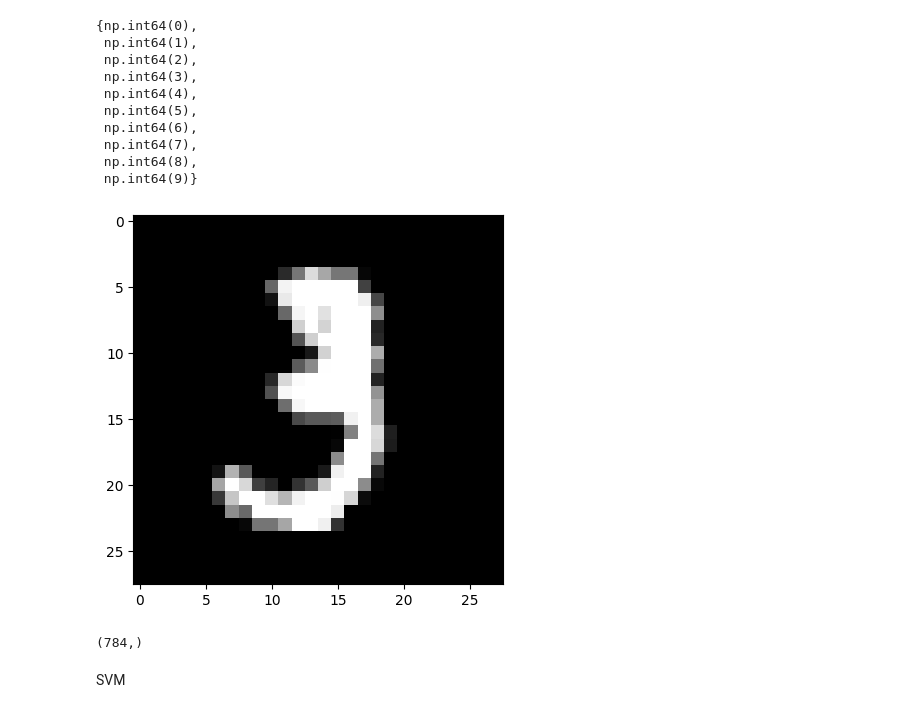
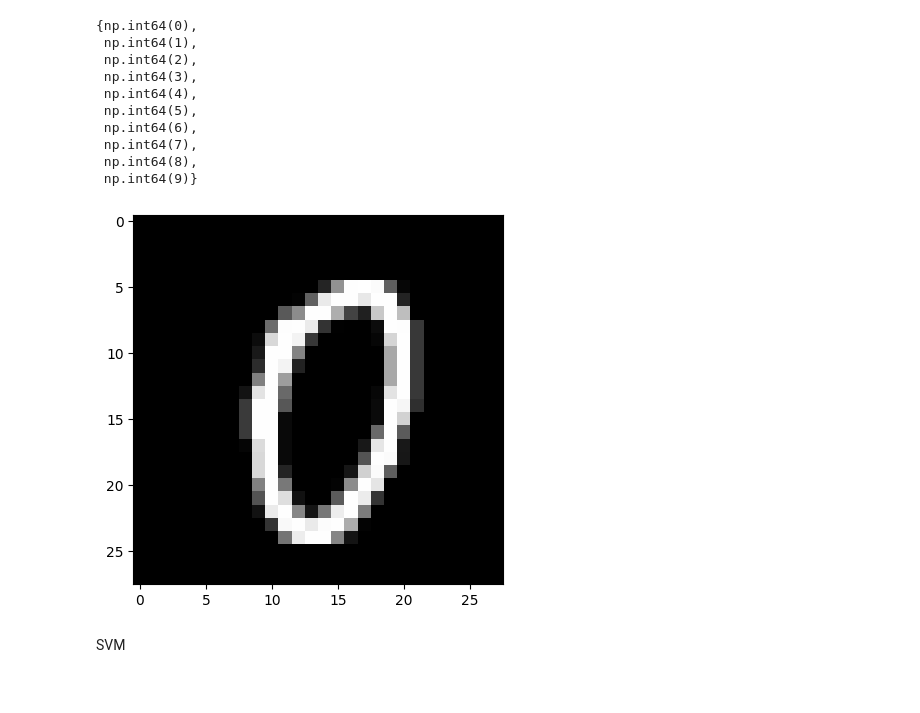
Before and after one commit to SinaShakoori/Handwritten-Digit-Classification-MNIST-, a Jupyter notebook: main.ipynb, the cells around one changed output. Saved outputs shown, nothing was run; the diff lists cells and outputs as text; code cells hidden in the pictures.

```diff
--- a/main.ipynb
+++ b/main.ipynb
@@ -51,14 +51,11 @@ set(Y)
  np.int64(8),
  np.int64(9)}
 # %%
-n=10
+import matplotlib.pyplot as plt
 
-import matplotlib.pyplot as plt
+n=1000
 sample = X.iloc[n].values.reshape(28,28)
 plt.imshow(sample,cmap="gray")
 plt.show()
-Y[n]
-X.iloc[n].shape
 # %% [output]
-[figure, old version]
+[figure, new version]
-(784,)
```
Also changed, not shown: parts of 15 cells of this notebook, 1 other file.
